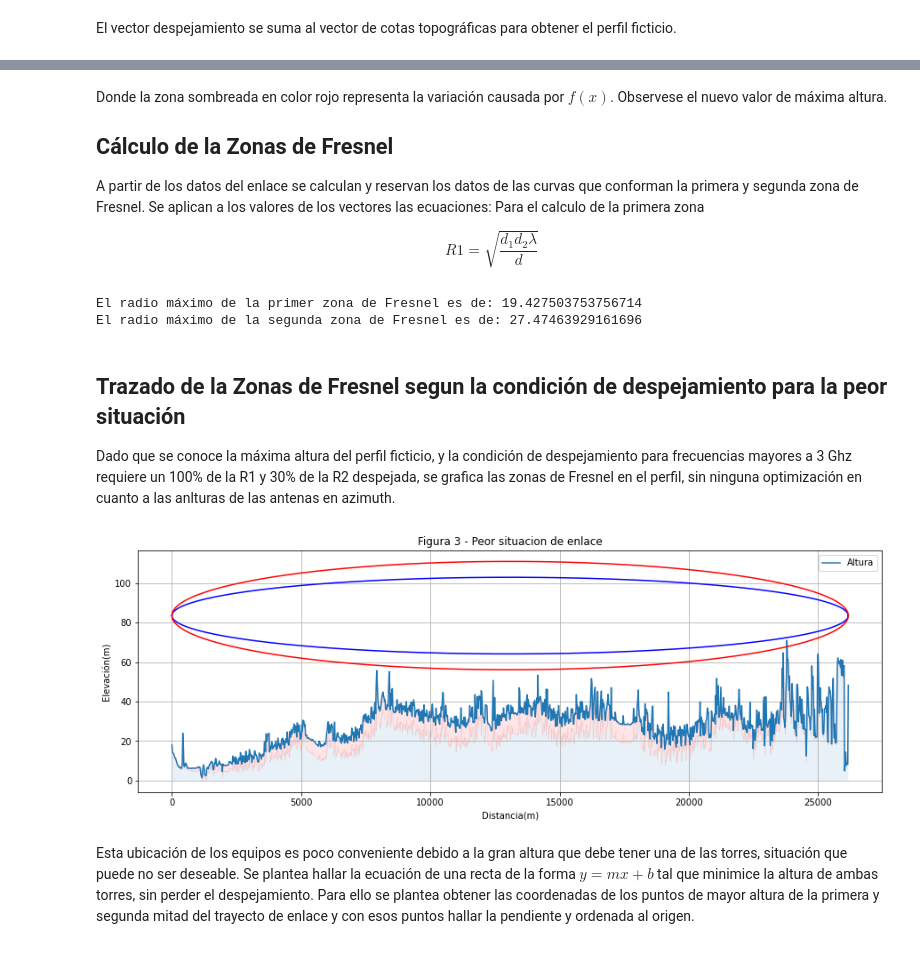
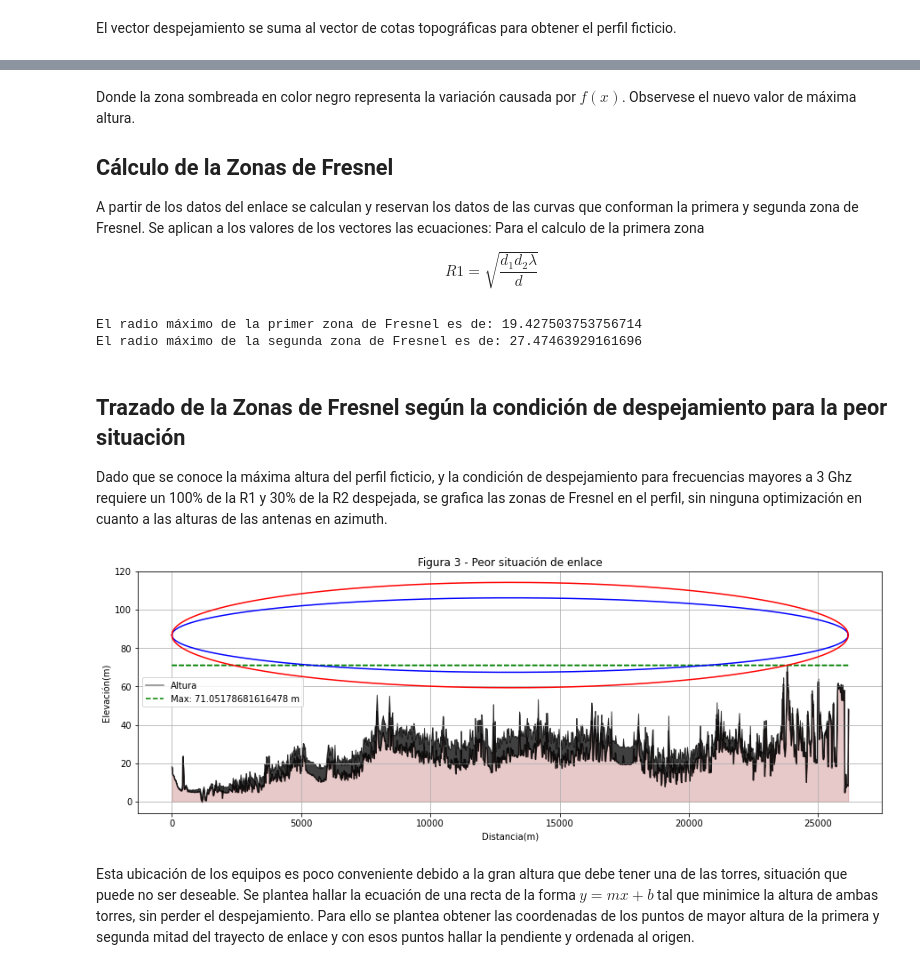
Before and after one commit to carlosmgc2003/calculo_enlace, a Jupyter notebook: Cálculo de Enlace.ipynb, the cells around one changed output, grey strips where cells are left out. Cells and saved outputs as stored; diff of their text form; code cells hidden in the pictures.

```diff
--- a/Cálculo de Enlace.ipynb
+++ b/Cálculo de Enlace.ipynb
@@ -181,17 +184,13 @@ datos['Z_equivalente'] = datos['Z'] + despejamiento
 # Se actualiza el valor de maxima_altura para reflejar el mismo despues de aplicar la corrección.
 maxima_altura = datos['Z_equivalente'].max()
 posicion_maxalt = datos.loc[datos['Z_equivalente'] == maxima_altura, 'PROGRESIVA'].iloc[0]
+def graficar_perfil_corregido(datos, titulo):
+    graficar_perfil(datos, titulo)
+    vector_max = np.full(len(datos), maxima_altura)
+    plt.plot('PROGRESIVA',vector_max,'--g',label='Max: '+str(maxima_altura)+' m', data=datos)
+    plt.fill_between(datos['PROGRESIVA'],datos['Z'],datos['Z_equivalente'],alpha=0.75, color='black')
 
-fig = plt.figure(figsize=(15,5))
-plt.plot('PROGRESIVA','Z_equivalente', data=datos, label='Altura ficticia')
-vector_max = np.full(len(datos), maxima_altura)
-plt.plot('PROGRESIVA',vector_max,'--g',label='Max: '+str(maxima_altura)+' m', data=datos)
-plt.fill_between(datos['PROGRESIVA'],datos['Z'],alpha=0.1)
-plt.fill_between(datos['PROGRESIVA'],datos['Z'],datos['Z_equivalente'],alpha=0.1, color='red')
-plt.xlabel("Distancia(m)")
-plt.ylabel("Elevación(m)")
-plt.title("Figura 3 - Tierra Ficticia, perfil topográfico con el factor de corrección K aplicado")
-plt.grid()
+graficar_perfil_corregido(datos, "Figura 3 - Tierra Ficticia, perfil topográfico con el factor de corrección K aplicado")
 plt.show()
 # Observese el nuevo valor de maxima altura.
 print("La máxima altura del perfil es: {}m a los {}m de enlace ".format(maxima_altura, posicion_maxalt))
@@ -200,6 +199,6 @@ print("La máxima altura del perfil es: {}m a los {}m de enlace ".format(maxima_
 La máxima altura del perfil es: 71.05178681616478m a los 23794.89m de enlace
 # %% [markdown]
-Donde la zona sombreada en color rojo representa la variación causada por $f(x)$. Observese el nuevo valor de máxima
+Donde la zona sombreada en color negro representa la variación causada por $f(x)$. Observese el nuevo valor de máxima
 altura.
 
 ## Cálculo de la Zonas de Fresnel
@@ -223,32 +222,21 @@ print(f'El radio máximo de la segunda zona de Fresnel es de: {datos["segunda_zf
 El radio máximo de la primer zona de Fresnel es de: 19.427503753756714
 El radio máximo de la segunda zona de Fresnel es de: 27.47463929161696
 # %% [markdown]
-## Trazado de la Zonas de Fresnel segun la condición de despejamiento para la peor situación
+## Trazado de la Zonas de Fresnel según la condición de despejamiento para la peor situación
 Dado que se conoce la máxima altura del perfil ficticio, y la condición de despejamiento para frecuencias mayores a 3
 Ghz requiere un 100% de la R1 y 30% de la R2 despejada, se grafica las zonas de Fresnel en el perfil, sin ninguna
-optimización en cuanto a las anlturas de las antenas en azimuth.
+optimización en cuanto a las alturas de las antenas en azimuth.
 # %%
-#Calculo del despejamiento del 30% necesario para la segunda zona de Fresnel.
-despejamiento_segunda_zf = (datos.loc[datos['Z_equivalente'] == maxima_altura, 'segunda_zf_inf'].iloc[0] -
-                            datos.loc[datos['Z_equivalente'] == maxima_altura, 'primera_zf_inf'].iloc[0]) * 0.7
-elevacion = maxima_altura + abs(datos.loc[datos['Z_equivalente'] == maxima_altura, 'segunda_zf_inf'].iloc[0]  - despejamiento_segunda_zf)
+elevacion = maxima_altura + abs(datos.loc[datos['Z_equivalente'] == maxima_altura, 'segunda_zf_inf'].iloc[0])
 #Graficación
-fig = plt.figure(figsize=(15,5))
-plt.plot('PROGRESIVA','Z_equivalente', data=datos, label='Altura')
+graficar_perfil_corregido(datos,"Figura 3 - Peor situación de enlace")
 plt.plot(datos['PROGRESIVA'], datos['primera_zf_sup'] + elevacion, color='blue')
 plt.plot(datos['PROGRESIVA'], datos['primera_zf_inf'] + elevacion, color='blue')
 plt.plot(datos['PROGRESIVA'], datos['segunda_zf_sup'] + elevacion, color='red')
 plt.plot(datos['PROGRESIVA'], datos['segunda_zf_inf'] + elevacion, color='red')
-plt.fill_between(datos['PROGRESIVA'],datos['Z'],alpha=0.1)
-plt.fill_between(datos['PROGRESIVA'],datos['Z'],datos['Z_equivalente'],alpha=0.1, color='red')
-plt.xlabel("Distancia(m)")
-plt.ylabel("Elevación(m)")
-plt.title("Figura 3 - Peor situacion de enlace")
-plt.grid()
-plt.legend()
 plt.show()
 # %% [output]
-[figure, old version]
+[figure, new version]
 # %% [markdown]
 Esta ubicación de los equipos es poco conveniente debido a la gran altura que debe tener una de las torres, situación que
 puede no ser deseable. Se plantea hallar la ecuación de una recta de la forma $y=mx+b$ tal que minimice la altura de
```
Also changed, not shown: parts of 6 cells of this notebook.
